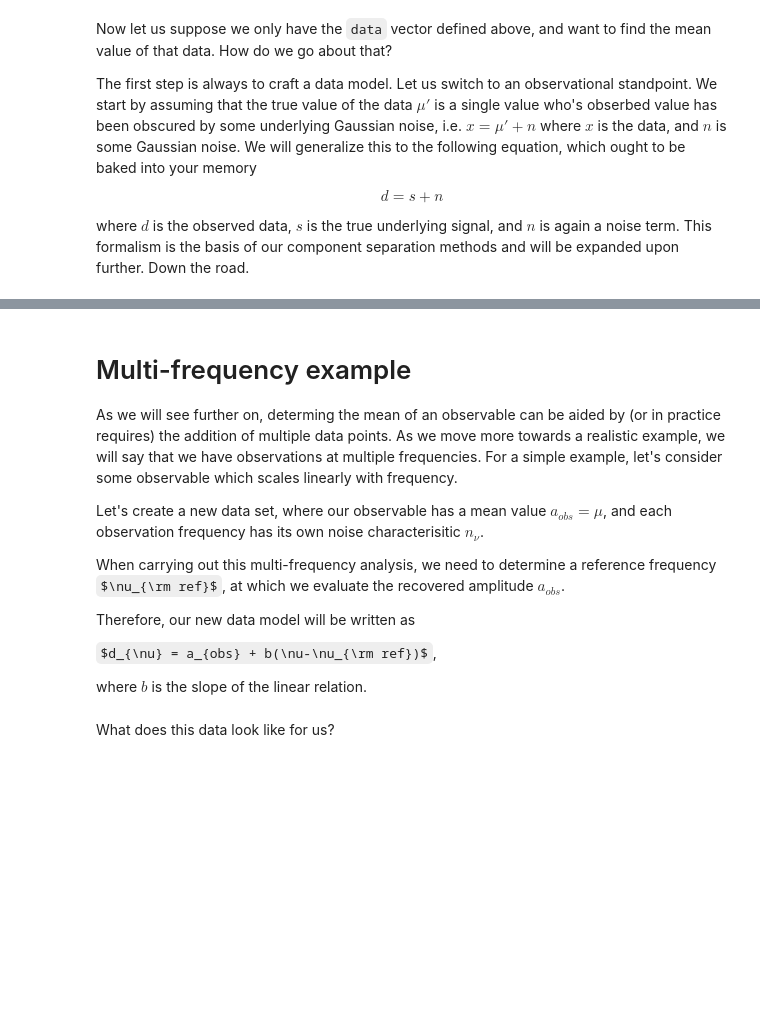
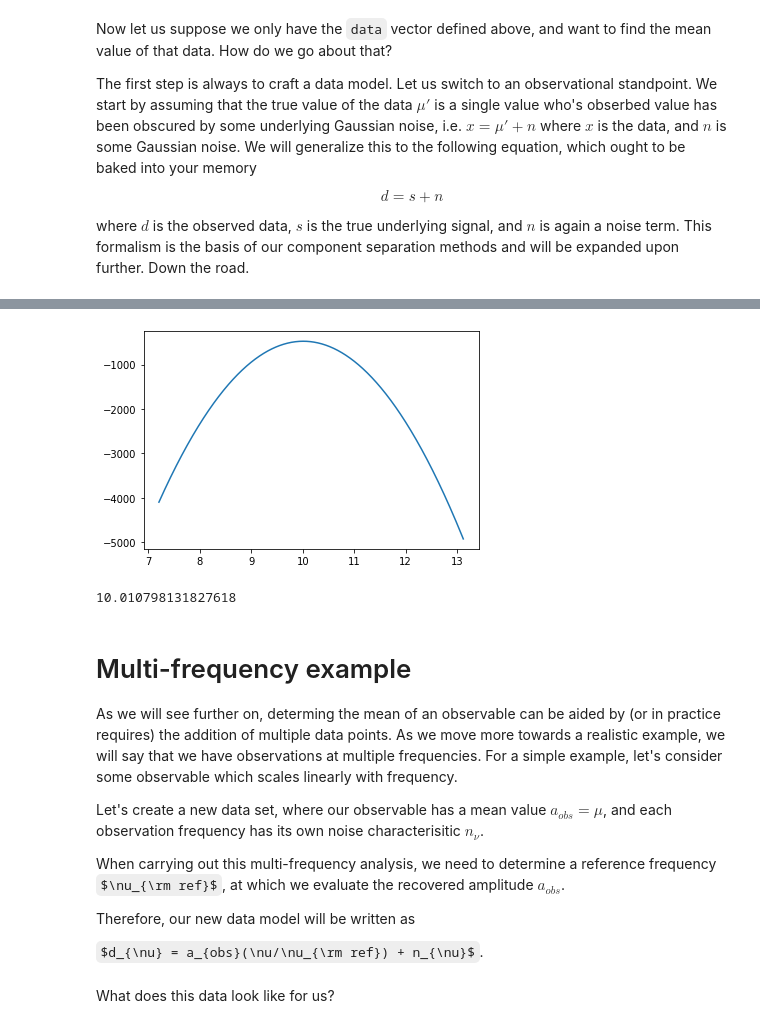
Before and after one commit to Cosmoglobe/Component-Separation-Course, a Jupyter notebook: build_your_own_gibbs_sampler.ipynb, the cells around one changed output, grey strips where cells are left out. Saved outputs shown, nothing was run; the diff lists cells and outputs as text; code cells hidden in the pictures; some formulas as TeX source; blank space fills up the shorter version.

```diff
--- a/build_your_own_gibbs_sampler.ipynb
+++ b/build_your_own_gibbs_sampler.ipynb
@@ -79,8 +134,42 @@ Task 1:
 # %%
+def return_log_likelihood(data,sigma):
+    samples = np.shape(data)[0]
+
+    # Make a grid of uniform possible mean values
+    mu_grid = np.linspace(np.min(data),np.max(data),1000)
+
+    # Initialize the lnL arary
+    lnL = np.zeros(1000)
+
+    # Calculate
+    for i in range(1000):
+        for j in range(samples):
+            lnL[i] += np.log(1/(np.sqrt(2*np.pi*sigma**2)))*(data[j]-mu_grid[i])**2/(2*sigma**2)
+
+    return mu_grid,lnL
+
+# Get the values
+x, lnL = return_log_likelihood(data,sigma)
+# Plot
+plt.plot(x,lnL)
+plt.show()
+
 def solve_for_ML(data,sigma):
     samples = np.shape(data)[0]
 
-    return
+    # Very Fortran-y, slow method:
+    amplitude = 0
+    for i in range(samples):
+        amplitude += data[i]
+
+    amplitude = amplitude/samples
+
+    return amplitude
+
+print(solve_for_ML(data,sigma))
+# %% [output]
+[figure, added]
+10.010798131827618
 # %% [markdown]
 # Multi-frequency example
 
@@ -92,9 +181,7 @@ When carrying out this multi-frequency analysis, we need to determine a referenc
 
 Therefore, our new data model will be written as
 
-$d_{\nu} = a_{obs} + b(\nu-\nu_{\rm ref})$,
-
-where $b$ is the slope of the linear relation.
+$d_{\nu} = a_{obs}(\nu/\nu_{\rm ref}) + n_{\nu}$.
 # %%
 # New variables
 nfreq  = 5
```
Also changed, not shown: parts of 8 cells of this notebook.
